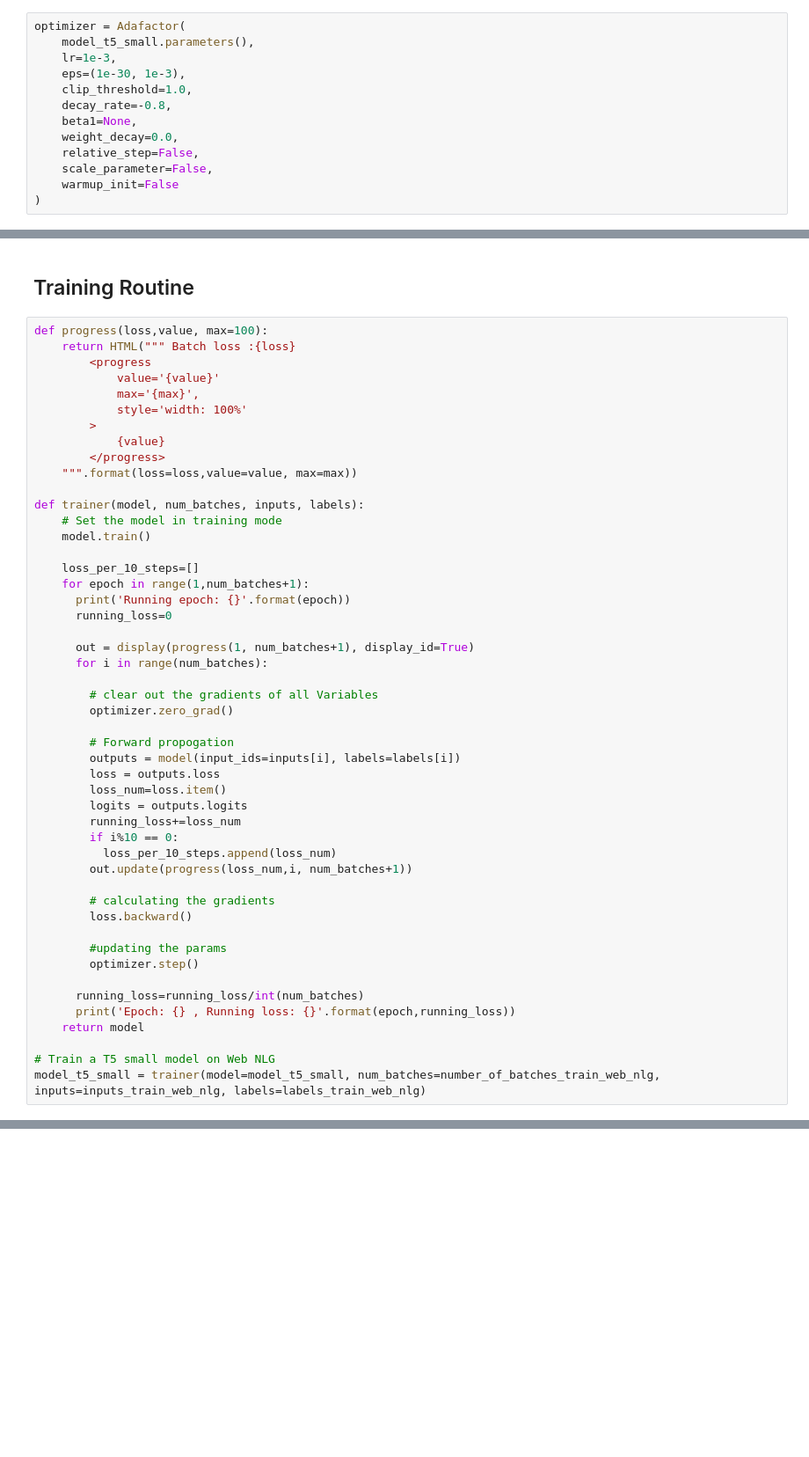
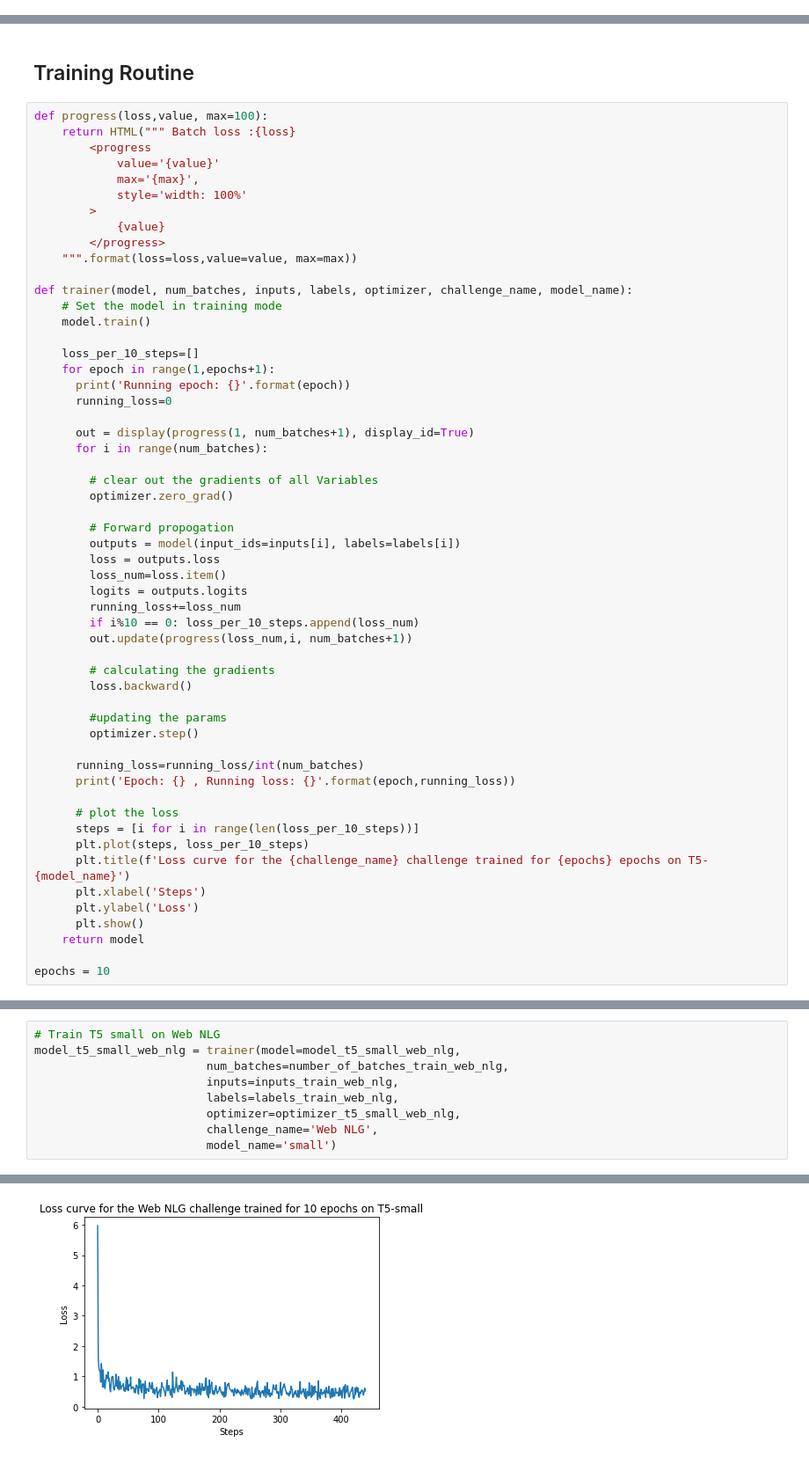
Before and after one commit to kgnimrod/prompt-tuning-for-NLG, a Jupyter notebook: t5-tuning/fine_tuning_t5.ipynb, the cells around one changed output, grey strips where cells are left out. Shown at 88% size. Saved outputs shown, nothing was run; the diff lists cells and outputs as text; blank space fills up the shorter version.

```diff
--- a/t5-tuning/fine_tuning_t5.ipynb
+++ b/t5-tuning/fine_tuning_t5.ipynb
@@ -177,15 +273,2 @@ inputs_test_amr, labels_test_amr = create_list_of_batches(batch_size=batch_size,
 # %% [markdown]
 ## Set the Optimizer with Parameter values suggested for T5
-# %%
-optimizer = Adafactor(
-    model_t5_small.parameters(),
-    lr=1e-3,
-    eps=(1e-30, 1e-3),
-    clip_threshold=1.0,
-    decay_rate=-0.8,
-    beta1=None,
-    weight_decay=0.0,
-    relative_step=False,
-    scale_parameter=False,
-    warmup_init=False
-)
@@ -203,12 +313,12 @@ def progress(loss,value, max=100):
         </progress>
     """.format(loss=loss,value=value, max=max))
 
-def trainer(model, num_batches, inputs, labels):
+def trainer(model, num_batches, inputs, labels, optimizer, challenge_name, model_name):
     # Set the model in training mode
     model.train()
 
     loss_per_10_steps=[]
-    for epoch in range(1,num_batches+1):
+    for epoch in range(1,epochs+1):
       print('Running epoch: {}'.format(epoch))
       running_loss=0
 
@@ -224,8 +334,7 @@ def trainer(model, num_batches, inputs, labels):
         loss_num=loss.item()
         logits = outputs.logits
         running_loss+=loss_num
-        if i%10 == 0:
-          loss_per_10_steps.append(loss_num)
+        if i%10 == 0: loss_per_10_steps.append(loss_num)
         out.update(progress(loss_num,i, num_batches+1))
 
         # calculating the gradients
@@ -236,7 +345,14 @@ def trainer(model, num_batches, inputs, labels):
 
       running_loss=running_loss/int(num_batches)
       print('Epoch: {} , Running loss: {}'.format(epoch,running_loss))
+
+      # plot the loss
+      steps = [i for i in range(len(loss_per_10_steps))]
+      plt.plot(steps, loss_per_10_steps)
+      plt.title(f'Loss curve for the {challenge_name} challenge trained for {epochs} epochs on T5-{model_name}')
+      plt.xlabel('Steps')
+      plt.ylabel('Loss')
+      plt.show()
     return model
 
-# Train a T5 small model on Web NLG
-model_t5_small = trainer(model=model_t5_small, num_batches=number_of_batches_train_web_nlg, inputs=inputs_train_web_nlg, labels=labels_train_web_nlg)
+epochs = 10
@@ -246,0 +359,10 @@ KeyboardInterrupt:
+# %%
+# Train T5 small on Web NLG
+model_t5_small_web_nlg = trainer(model=model_t5_small_web_nlg,
+                         num_batches=number_of_batches_train_web_nlg,
+                         inputs=inputs_train_web_nlg,
+                         labels=labels_train_web_nlg,
+                         optimizer=optimizer_t5_small_web_nlg,
+                         challenge_name='Web NLG',
+                         model_name='small')
+# %% [output]
@@ -246,0 +372 @@ KeyboardInterrupt:
+[figure, added]
```
Also changed, not shown: parts of 28 cells of this notebook, 17 other files.
